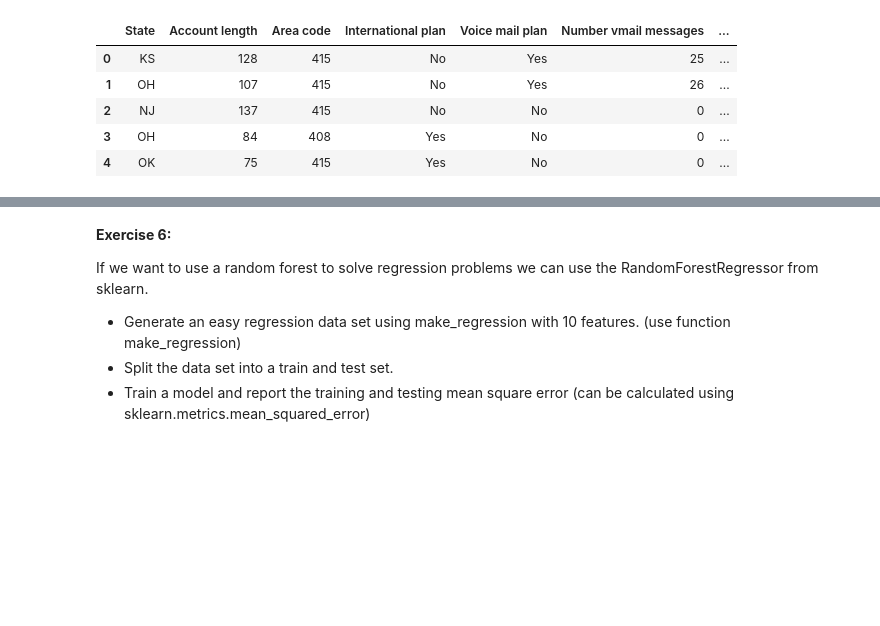
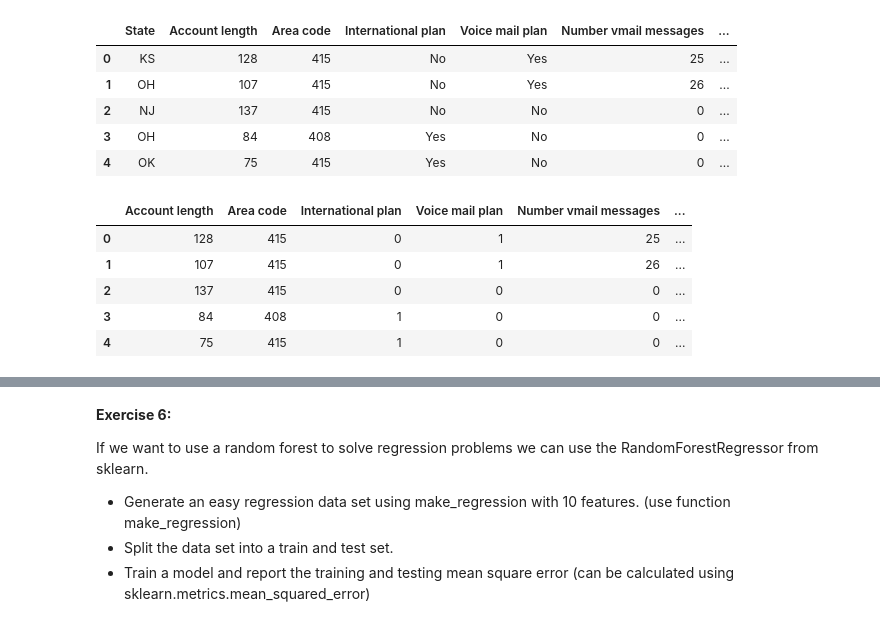
Before and after one commit to alyonavyshnevska/intelligent_data_analysis, a Jupyter notebook: Lab05_Random_Forest/Random_Forest.ipynb, the cells around one changed output, grey strips where cells are left out. Drawn from its saved outputs; the diff is of its cells as text; code cells hidden in the pictures; blank space fills up the shorter version.

```diff
--- a/Lab05_Random_Forest/Random_Forest.ipynb
+++ b/Lab05_Random_Forest/Random_Forest.ipynb
@@ -149,3 +151,12 @@ churn_df = churn_df.select_dtypes(include=[np.number])
+# %%
+churn_df.head()
+# %% [output]
+|  | Account length | Area code | International plan | Voice mail plan | Number vmail messages | ... |
+| 0 | 128 | 415 | 0 | 1 | 25 | ... |
+| 1 | 107 | 415 | 0 | 1 | 26 | ... |
+| 2 | 137 | 415 | 0 | 0 | 0 | ... |
+| 3 | 84 | 408 | 1 | 0 | 0 | ... |
+| 4 | 75 | 415 | 1 | 0 | 0 | ... |
 # %% [markdown]
 <b>Exercise 5:</b>
 
```
Also changed, not shown: parts of 11 cells of this notebook.
